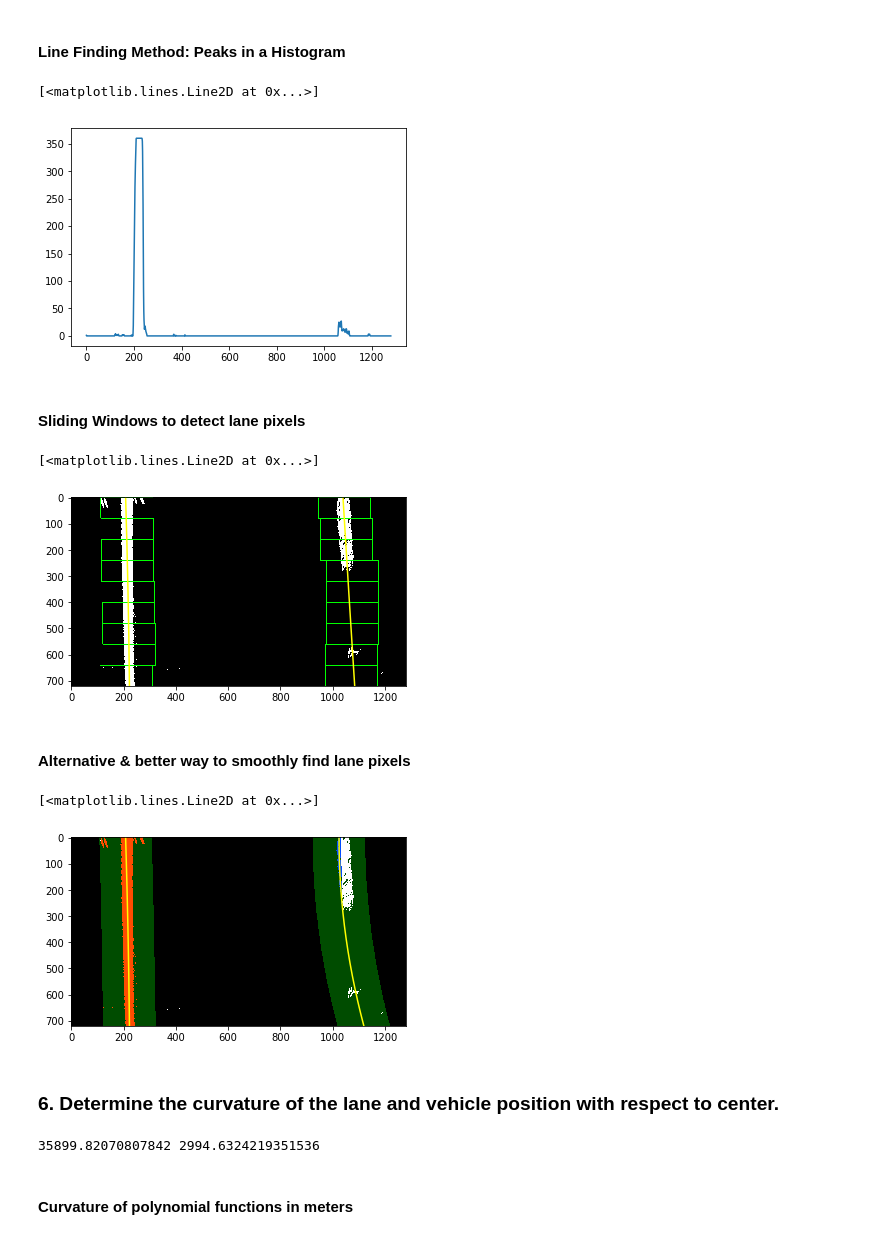
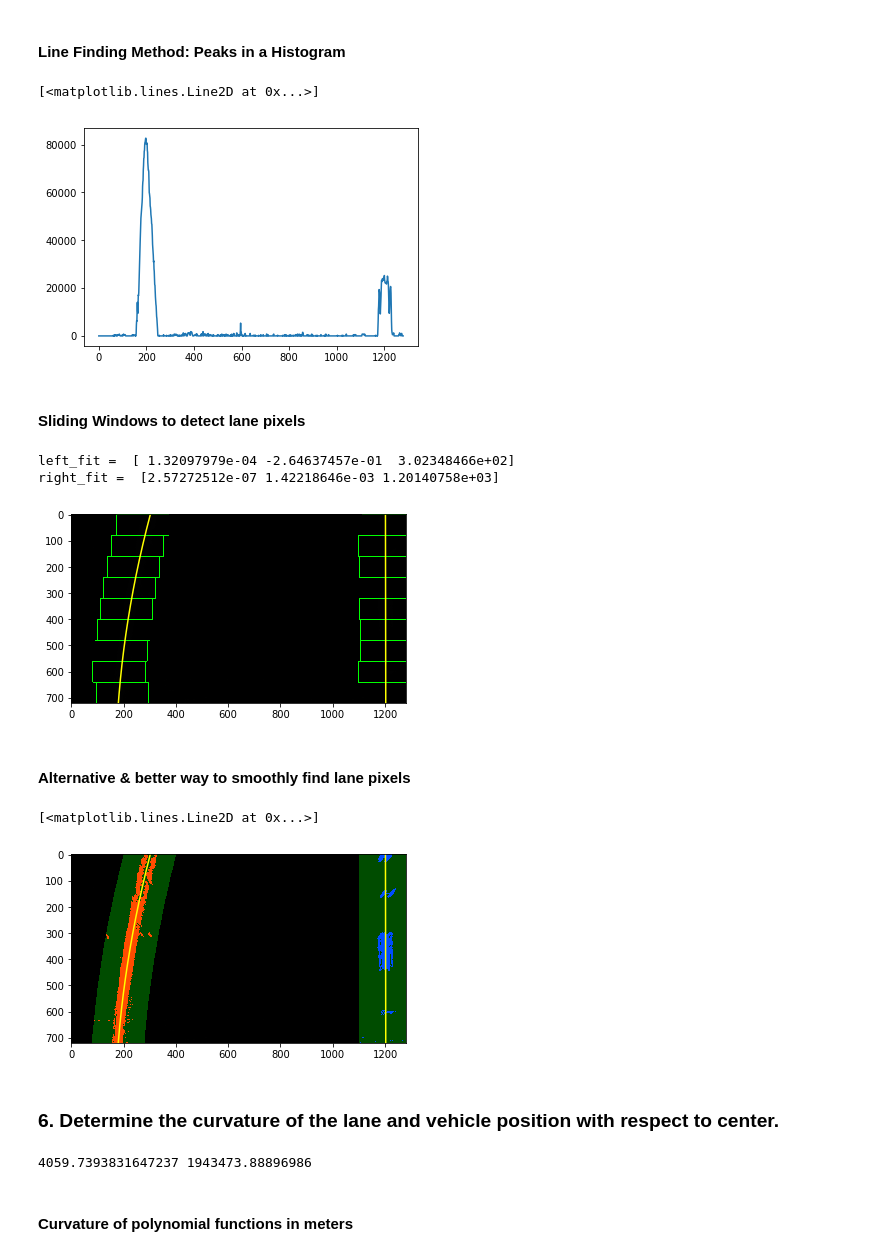
Before and after one commit to jandal487/CarND-Advanced-Lane-Lines, a Jupyter notebook: Stage1_Pipeline_b.ipynb, the cells around one changed output. Cells and saved outputs as stored; diff of their text form; code cells hidden in the pictures.

```diff
--- a/Stage1_Pipeline_b.ipynb
+++ b/Stage1_Pipeline_b.ipynb
@@ -59,6 +59,7 @@ def plot_the_result(original_image,result_img,t1="Original Image", t2="Threshold
     ax2.set_title(t2, fontsize=30)
     plt.subplots_adjust(left=0., right=1, top=0.9, bottom=0.)
 # %%
-# Plotting combined thresholded image
+# Plotting combined thresholded image of the warpped perspective
+combined_img = cv2.cvtColor(combined_img.astype(np.uint8), cv2.COLOR_RGB2GRAY)
 plot_the_result(original_image, combined_img, t2="combined_img")
 # %% [output]
@@ -85,13 +81,13 @@ def hist(img):
 # Create histogram of image binary activations
 
 
-histogram = hist(warpPerspective)
+histogram = hist(combined_img)
 
 # Visualize the resulting histogram
 plt.plot(histogram)
 # %% [output]
 [<matplotlib.lines.Line2D at 0x...>]
-[figure, old version]
+[figure, new version]
 # %% [markdown]
 #### Sliding Windows to detect lane pixels
 # %%
@@ -182,21 +178,24 @@ def get_sliding_windows(binary_warped,left_fit,right_fit,out_img):
 
     return out_img, left_fitx, right_fitx, ploty
 
-left_fit,right_fit,left_lane_inds,right_lane_inds,out_img = make_sliding_windows(warpPerspective)
-slidingWindows, left_fitx, right_fitx, ploty = get_sliding_windows(warpPerspective,left_fit,right_fit,out_img)
+left_fit,right_fit,left_lane_inds,right_lane_inds,out_img = make_sliding_windows(combined_img)
+slidingWindows, left_fitx, right_fitx, ploty = get_sliding_windows(combined_img,left_fit,right_fit,out_img)
 plt.imshow(slidingWindows)
 plt.plot(left_fitx, ploty, color='yellow')
 plt.plot(right_fitx, ploty, color='yellow')
+print("left_fit = ", left_fit)
+print("right_fit = ", right_fit)
 # %% [output]
-[<matplotlib.lines.Line2D at 0x...>]
+left_fit =  [ 1.32097979e-04 -2.64637457e-01  3.02348466e+02]
+right_fit =  [2.57272512e-07 1.42218646e-03 1.20140758e+03]
-[figure, old version]
+[figure, new version]
 # %% [markdown]
 #### Alternative & better way to smoothly find lane pixels
 # %%
 # Polynomial fit values from the previous frame
 # Make sure to grab the actual values from the previous step in your project!
-left_fit = np.array([-5.07274910e-05, 4.58365764e-02, 2.11527104e+02])
-right_fit = np.array([4.13334413e-05, 1.30803042e-02, 9.31057449e+02])
+left_fit = np.array([ 1.32097979e-04,-2.64637457e-01,3.02348466e+02])
+right_fit = np.array([2.57272512e-07,1.42218646e-03,1.20140758e+03])
 
 def get_smooth_lanes(binary_warped, margin, left_fit, right_fit):
     # HYPERPARAMETER
@@ -243,35 +242,35 @@ def get_smooth_lanes(binary_warped, margin, left_fit, right_fit):
     out_img[nonzeroy[right_lane_inds], nonzerox[right_lane_inds]] = [0, 0, 255]
 
     # Generate a polygon to illustrate the search window area
     # And recast the x and y points into usable format for cv2.fillPoly()
     left_line_window1 = np.array([np.transpose(np.vstack([left_fitx-margin, ploty]))])
     left_line_window2 = np.array([np.flipud(np.transpose(np.vstack([left_fitx+margin,
                               ploty])))])
     left_line_pts = np.hstack((left_line_window1, left_line_window2))
     right_line_window1 = np.array([np.transpose(np.vstack([right_fitx-margin, ploty]))])
     right_line_window2 = np.array([np.flipud(np.transpose(np.vstack([right_fitx+margin,
                               ploty])))])
     right_line_pts = np.hstack((right_line_window1, right_line_window2))
 
     # Draw the lane onto the warped blank image
     cv2.fillPoly(window_img, np.int_([left_line_pts]), (0,255, 0))
     cv2.fillPoly(window_img, np.int_([right_line_pts]), (0,255, 0))
     result = cv2.addWeighted(out_img, 1, window_img, 0.3, 0)
 
     return result, left_fitx, right_fitx, ploty
 
 # Run image through the pipeline
 # Note that in your project, you'll also want to feed in the previous fits
 margin = 100
-result, left_fitx, right_fitx, ploty = get_smooth_lanes(warpPerspective, margin, left_fit, right_fit)
+result, left_fitx, right_fitx, ploty = get_smooth_lanes(combined_img, margin, left_fit, right_fit)
 
 # View your output
 plt.imshow(result)
 plt.plot(left_fitx, ploty, color='yellow')
 plt.plot(right_fitx, ploty, color='yellow')
 # %% [output]
 [<matplotlib.lines.Line2D at 0x...>]
-[figure, old version]
+[figure, new version]
 # %% [markdown]
 ### 6. Determine the curvature of the lane and vehicle position with respect to center.
 # %%
@@ -321,16 +320,16 @@ def measure_curvature_pixels(binary_warped, left_fit, right_fit, margin):
 
 
 # Initial hyperparams
-left_fit = np.array([-5.07274910e-05, 4.58365764e-02, 2.11527104e+02])
-right_fit = np.array([4.13334413e-05, 1.30803042e-02, 9.31057449e+02])
+left_fit = np.array([ 1.32097979e-04,-2.64637457e-01,3.02348466e+02])
+right_fit = np.array([2.57272512e-07,1.42218646e-03,1.20140758e+03])
 margin = 100
 
 # Calculate the radius of curvature in pixels for both lane lines
-left_curverad, right_curverad = measure_curvature_pixels(warpPerspective, left_fit, right_fit, margin)
+left_curverad, right_curverad = measure_curvature_pixels(combined_img, left_fit, right_fit, margin)
 
 print(left_curverad, right_curverad)
 # %% [output]
-35899.82070807842 2994.6324219351536
+4059.7393831647237 1943473.88896986
 # %% [markdown]
 #### Curvature of polynomial functions in meters
 # %%
```
Also changed, not shown: parts of 5 cells of this notebook, 28 other files.
